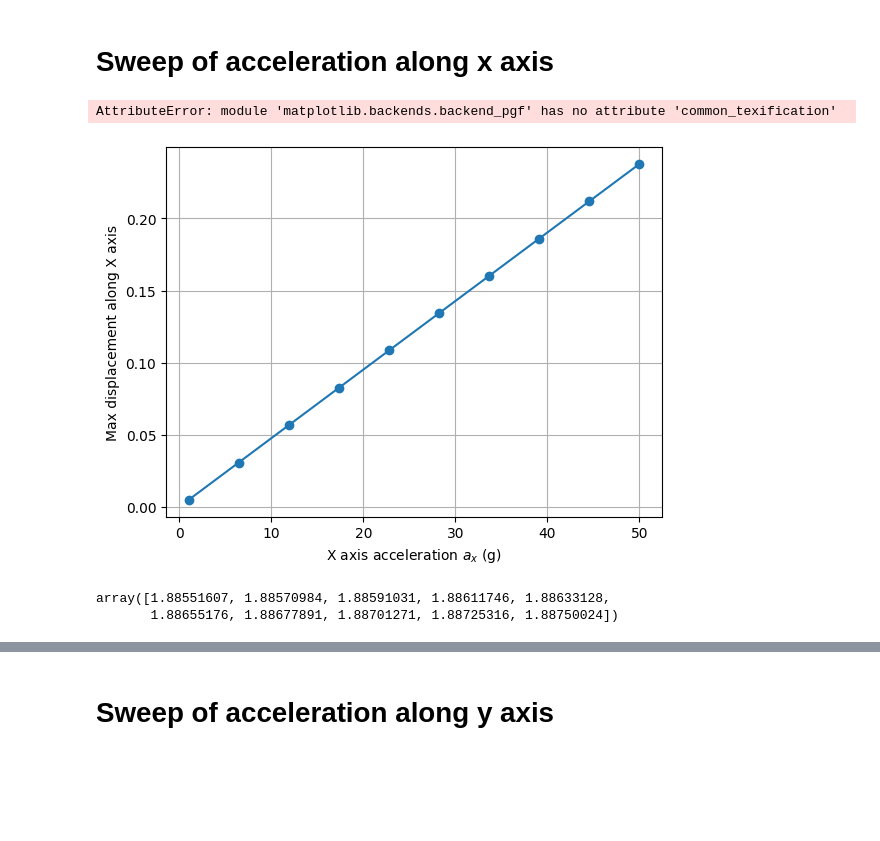
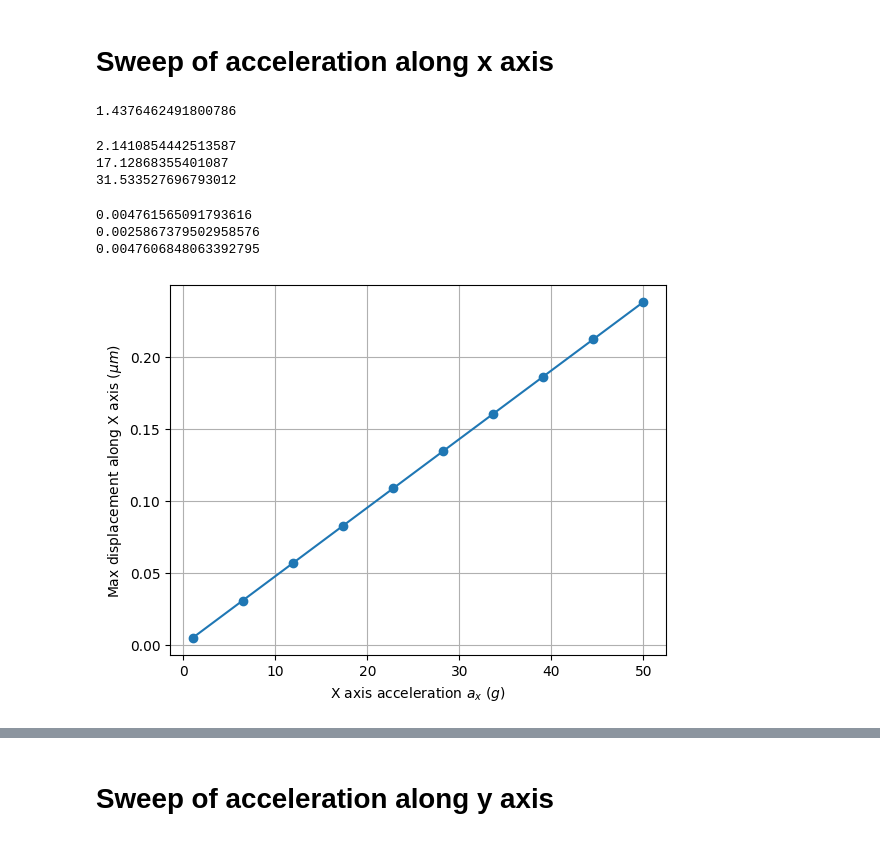
Before and after one commit to leonardobove/dual_axis_accelerometer, a Jupyter notebook: python/COMSOL_data_analysis.ipynb, the cells around one changed output, grey strips where cells are left out. Saved outputs shown, nothing was run; the diff lists cells and outputs as text; code cells hidden in the pictures; blank space fills up the shorter version.

```diff
--- a/python/COMSOL_data_analysis.ipynb
+++ b/python/COMSOL_data_analysis.ipynb
@@ -31,21 +63,72 @@ with open(path, 'r') as file:
 
 xy_values = [tuple(map(float, line.split(','))) for line in lines if not line.startswith('%')]
 
-a_x, eq_x_stiffness, mass, x_displacement, s_x, s_x_beam, c_x, c_y = zip(*xy_values)
+a_x, eq_x_stiffness, mass, x_displacement, s_x, stress = zip(*xy_values)
 
 a_x = np.array(a_x)
-c_x = np.array(c_x)
-c_y = np.array(c_y)
 x_displacement = np.array(x_displacement)
+s_x = np.array(s_x)
+eq_x_stiffness = np.array(eq_x_stiffness)
+mass = np.array(mass)
+# %%
+I_0 = (t_by)*pow(w_by,3)/12
+I_p = (t_by)*pow(w_junc,3)/12
+I_ini = (t_bx_default)*pow(w_bx_default/2,3)/12
+l_0=l_by
+l_1=l_by
+l_2=0
+l_ini=0
+l_fin=l_bx
+l_p=l_junc
+k_x_castigliano = E*I_0*pow(1/l_by, 3)*(2*l_fin*l_p/(l_0*l_0)+pow(l_p/l_0, 2)+pow(l_fin/l_0, 2)*(l_1/l_0)+pow(l_fin/l_0, 2)+(I_0/I_p)*(l_p/l_0)*2*((4/3)*pow(l_p/l_0, 2))+(I_0/I_ini)*(l_ini/l_0)*(4*pow(l_p/l_0,2)+2*l_p*l_ini/pow(l_0,2)+(1/3)*pow(l_ini/l_0,2)))
+print(4*1/k_x_castigliano)
+# %% [output]
+1.4376462491800786
+# %%
+# X equivalent stiffness (mean)
+k_x_reduced = (eq_x_stiffness[0]+eq_x_stiffness[-1])/2
+k_x = 8*k_x_reduced
+k_x_complex = 4*E*(t_bx_default)*pow((w_bx_default/2)/l_bx, 3)*(l_bx-l_by/3.6)/(l_bx+0.3*l_by)
+k_x_article = 2*E*(t_bx_default)*pow((w_bx_default)/l_bx, 3)
+print(k_x_reduced)
+print(k_x)
+#print(k_x_complex)
+print(k_x_article)
+alpha = pow(w_by/(w_bx_default/2), 3)
+k_x_random = E*t_bx_default*pow((w_bx_default/2)/l_bx, 3)*(l_by+4*alpha*l_bx)/(l_by+alpha*l_bx)
+I_p = (t_by)*pow(40e-6,3)/12
+I_0 = (t_by)*pow(w_by,3)/12
+l_0 = l_by + 20e-6
+l_p = 40e-6 + w_by
+k_x_u_shape = 6*E*I_0*pow(1/l_0, 3)*1/(pow(l_p/l_0,2)*(1+(1/6)*(I_0/I_p)*(l_p/l_0)))
+k_y_u_shape = 6*E*I_0*pow(1/l_0, 3)*(1+0.5*(I_0/I_p)*(l_p/l_0))/(1+2*(I_0/I_p)*(l_p/l_0))
+k_x_crab_leg = E*(t_bx_default)*pow((w_bx_default/2)/l_bx, 3)
+k_x_very_complex = (k_x_u_shape*k_x_crab_leg)/(k_x_u_shape+k_x_crab_leg)
+#print(8*k_x_very_complex)
+#print(4*k_x_very_complex)
+# %% [output]
+2.1410854442513587
+17.12868355401087
+31.533527696793012
+# %%
+# X sensitivity
+print(s_x[0])
+s_x_ideal = rho*(w_m*l_m*t_m+64*w_f*l_f*t_f)*g/k_x_article
+s_x_real= rho*(w_m*l_m*t_m+64*w_f*l_f*t_f)*g/k_x
+print(s_x_ideal/1e-6)
+print(s_x_real/1e-6)
+# %% [output]
+0.004761565091793616
+0.0025867379502958576
+0.0047606848063392795
 # %%
 plt.plot(a_x, x_displacement, "o-")
-plt.xlabel("X axis acceleration $a_x$ (g)")
-plt.ylabel("Max displacement along X axis")
+plt.xlabel("X axis acceleration $a_x$ $(g)$")
+plt.ylabel("Max displacement along X axis $(\\mu m)$")
 plt.grid('on')
-tikzplotlib.save("test.tex")
+tikzplotlib.save("../report/tikz/x_disp.tex")
 # %% [output]
-AttributeError: module 'matplotlib.backends.backend_pgf' has no attribute 'common_texification'
-[figure, old version]
+[figure, new version]
 # %%
 # Let's compare the equivalent stiffness coefficients obtained in the full simulation and in the single beam simulation
 
@@ -65,8 +148,3 @@ x_stiffness_complex = np.array([4*E*(t_bx_default)*pow((w_bx_default/2)/l_bx, 3)
 x_stiffness_ideal = np.array([4*E*(t_bx_default)*pow((w_bx_default/2)/l_bx, 3)] * len(a_x))
 x_displacement = np.array(x_displacement)
 x_beam_displacement = np.array(x_beam_displacement)
-# %%
-x_beam_displacement/x_displacement
-# %% [output]
-array([1.88551607, 1.88570984, 1.88591031, 1.88611746, 1.88633128,
-       1.88655176, 1.88677891, 1.88701271, 1.88725316, 1.88750024])
```
Also changed, not shown: parts of 23 cells of this notebook, 39 other files.
